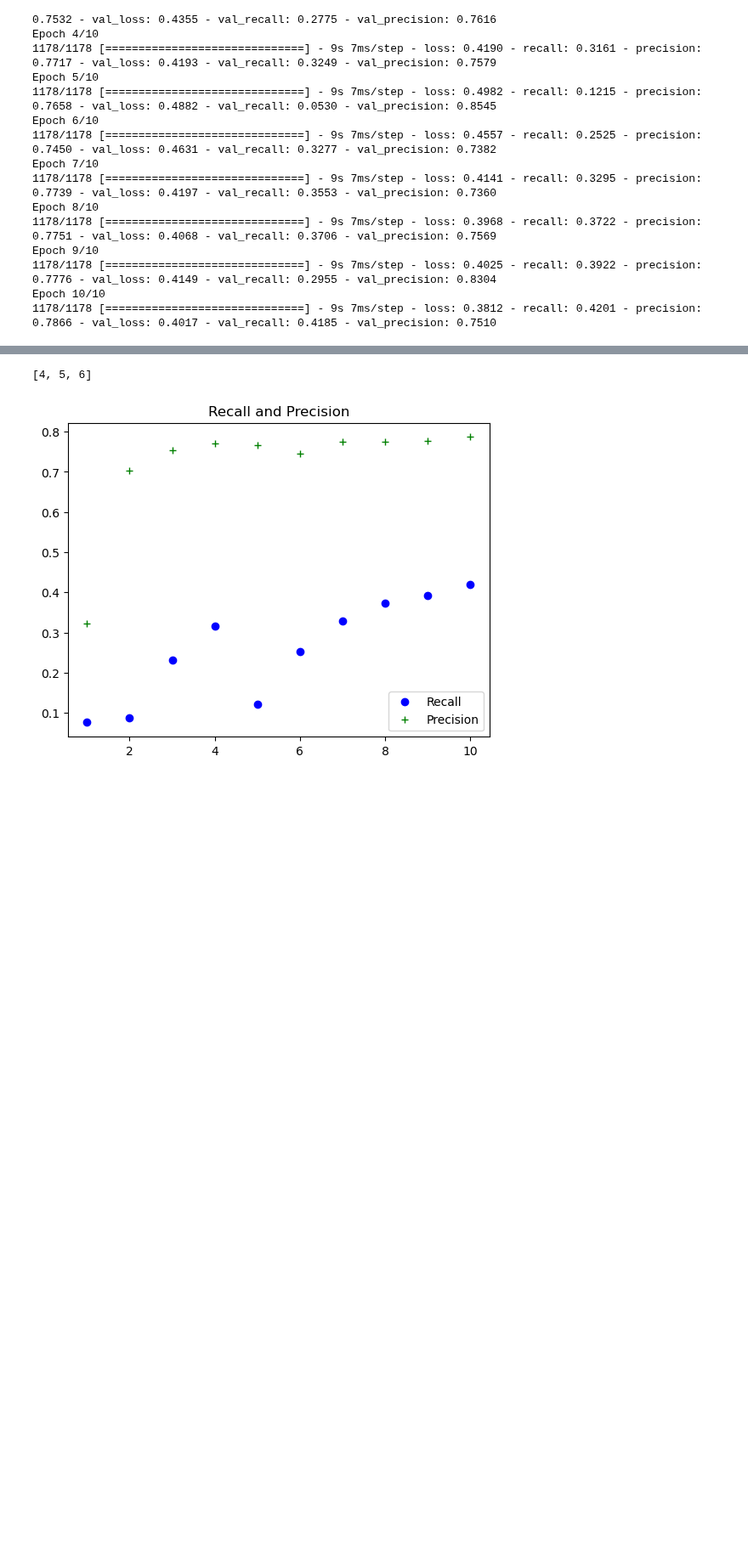
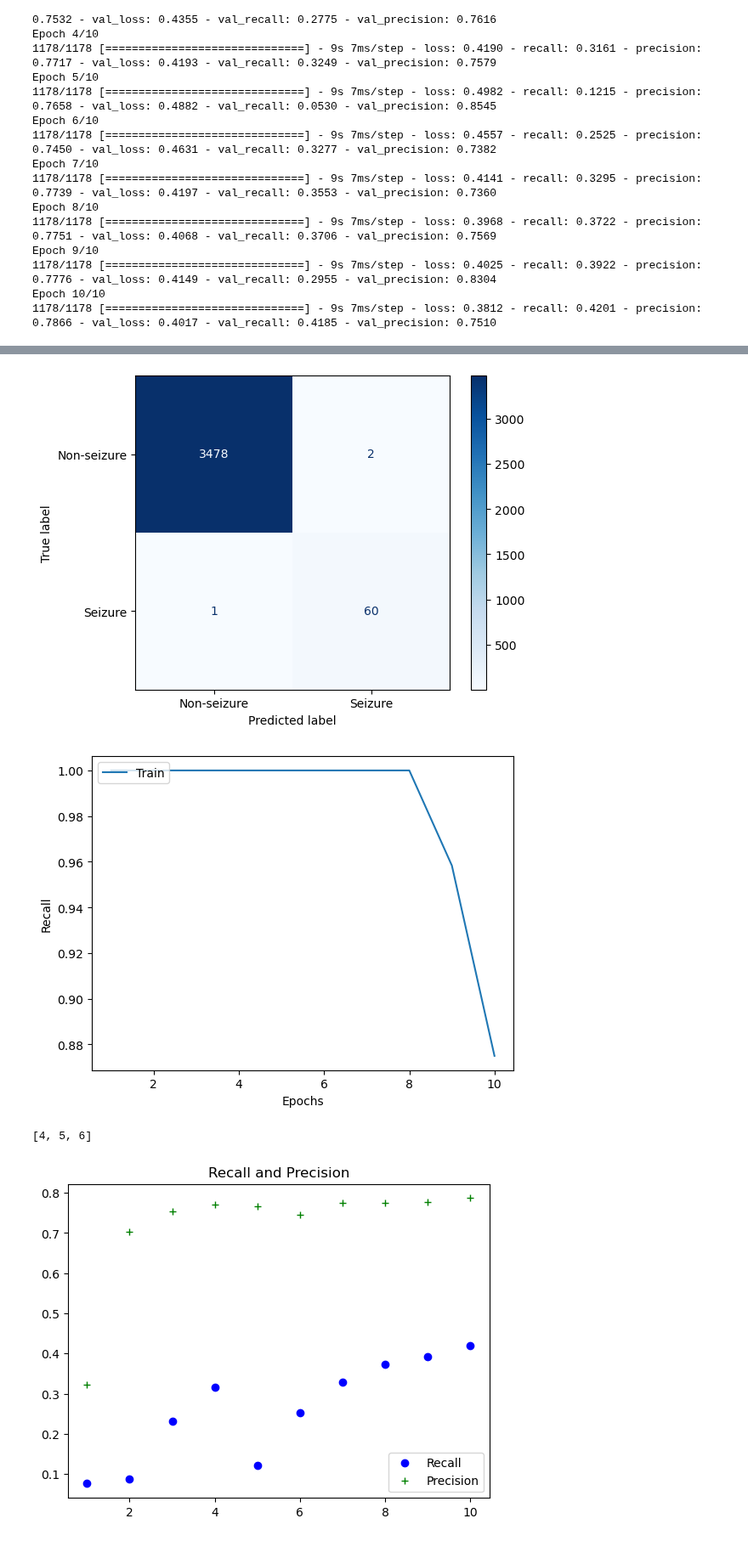
Before and after one commit to uol5/CM3070_SeizureDetection, a Jupyter notebook: seizure.ipynb, the cells around one changed output, grey strips where cells are left out. Shown at 85% size. Cells and saved outputs as stored; diff of their text form; code cells hidden in the pictures; blank space fills up the shorter version.

```diff
--- a/seizure.ipynb
+++ b/seizure.ipynb
@@ -825,20 +785,0 @@ def to_svm_input(data_signal):
-# %%
-class PrototypeModel:
-    def __init__(self, shape):
-        self.shape = shape
-
-    def hybrid(self):
-        model = Sequential()
-        model.add(Conv1D(filters=64, kernel_size=3, activation='relu', input_shape=self.shape))
-        model.add(MaxPooling1D(pool_size=2))
-
-        model.add(Conv1D(filters=128, kernel_size=3, activation='relu'))
-        model.add(MaxPooling1D(pool_size=2))
-
-        #model.add(Flatten())
-        model.add(LSTM(128, activation='relu', return_sequences=False))
-
-        model.add(Dense(1, activation='sigmoid'))
-        model.compile(loss='binary_crossentropy', optimizer='adam', metrics=['Recall','Precision'])
-        model.summary()
-        return model
@@ -890,0 +955,3 @@ Epoch 10/10
+# %%
+conv_lstm = PrototypeModel(train_10sec_data, train_10sec_labels, test_10sec_data, test_10sec_labels)
+conv_lstm.train()
@@ -890,0 +976,3 @@ Epoch 10/10
+# %%
+conv_lstm.evaluate()
+# %% [output]
@@ -891,3 +982,5 @@ Epoch 10/10
+[figure, added]
+[figure, added]
 # %%
 if util.find_spec('matplotlib') is None:
     print("matplotlib module not available")
```
Also changed, not shown: parts of 10 cells of this notebook, 1 other file.
